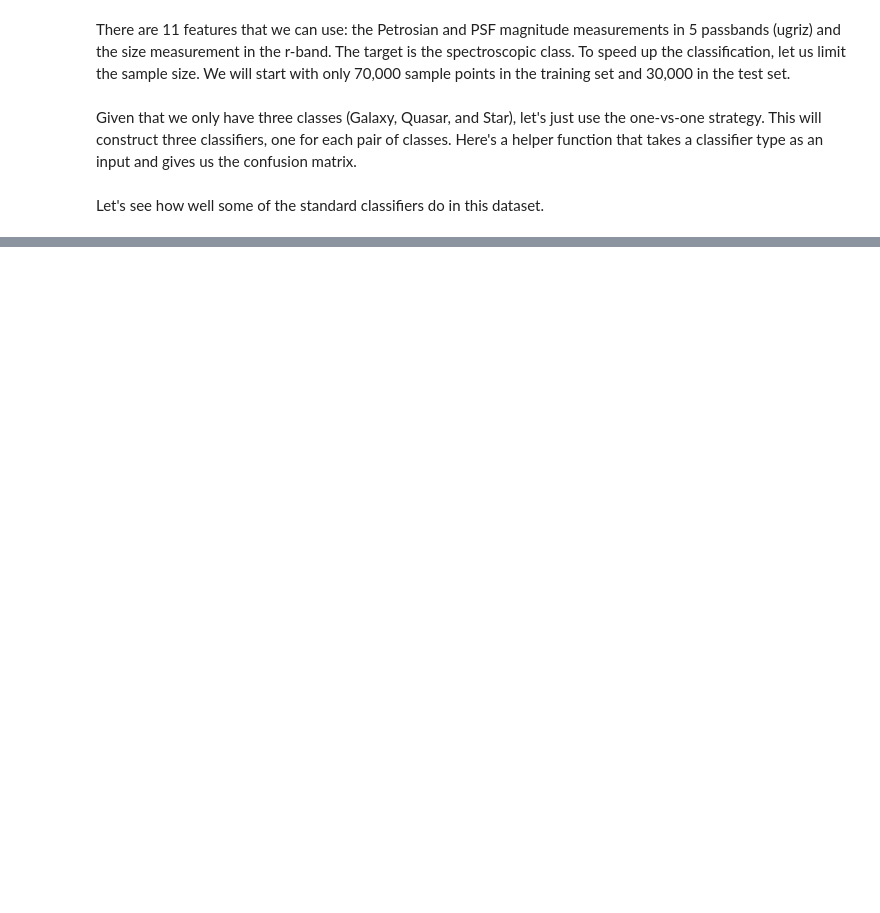
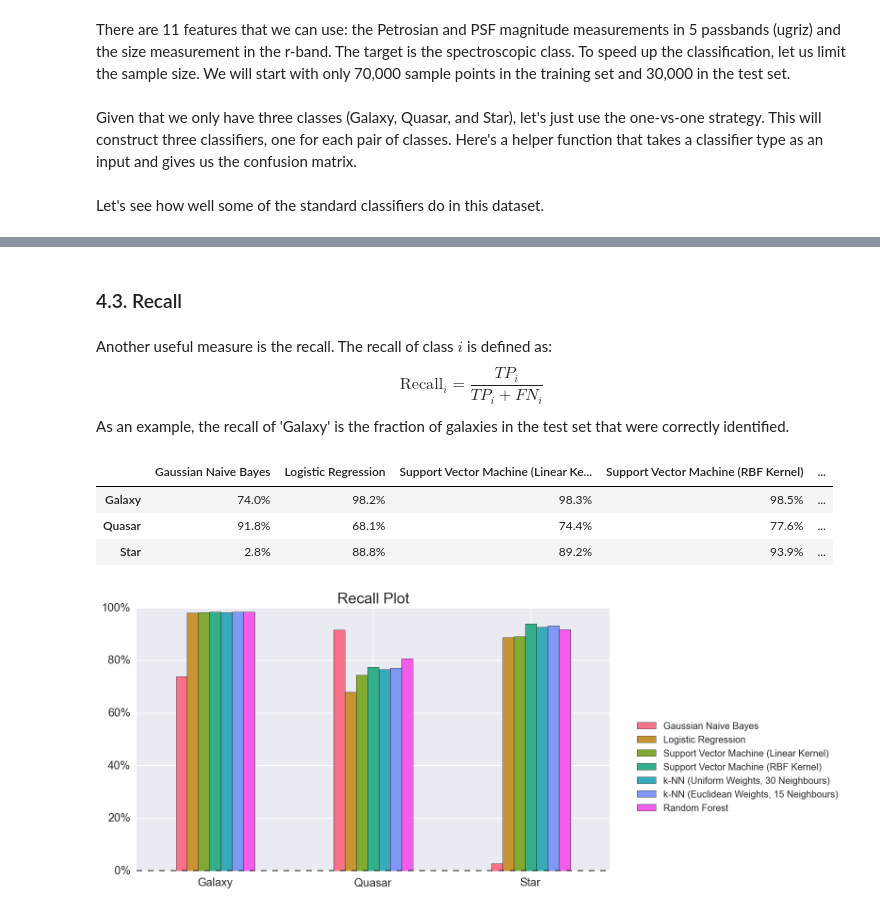
Before and after one commit to chengsoonong/mclass-sky, a Jupyter notebook: sloan_digital_sky_survey.ipynb, the cells around one changed output, grey strips where cells are left out. Saved outputs shown, nothing was run; the diff lists cells and outputs as text; code cells hidden in the pictures; blank space fills up the shorter version.

```diff
--- a/sloan_digital_sky_survey.ipynb
+++ b/sloan_digital_sky_survey.ipynb
@@ -188,0 +300,33 @@ Gaussian naive Bayes did a pretty poor job. One the other hand, random forest, s
+# %% [markdown]
+### 4.3. Recall
+# %% [markdown]
+Another useful measure is the recall. The recall of class $i$ is defined as:
+$$
+    \text{Recall}_i = \dfrac{TP_i}{TP_i + FN_i}
+$$
+As an example, the recall of 'Galaxy' is the fraction of galaxies in the test set that were correctly identified.
+# %%
+recall_dict = {"Galaxy": {}, "Quasar": {}, "Star": {}}
+
+for cls, conf in confusions.items():
+    recall_dict["Galaxy"][cls] = conf[0, 0] / conf.sum(axis=1)[0]
+    recall_dict["Quasar"][cls] = conf[1, 1] / conf.sum(axis=1)[1]
+    recall_dict["Star"][cls] = conf[2, 2] / conf.sum(axis=1)[2]
+
+# organise our results as DataFrames
+recall_df = DataFrame.from_dict(recall_dict, orient="index")
+recall_df = recall_df.reindex(columns=classifier_classes, copy=False)
+recall_df.applymap(format_as_percent_df)
+# %% [output]
+|  | Gaussian Naive Bayes | Logistic Regression | Support Vector Machine (Linear Ke... | Support Vector Machine (RBF Kernel) | ... |
+| Galaxy | 74.0% | 98.2% | 98.3% | 98.5% | ... |
+| Quasar | 91.8% | 68.1% | 74.4% | 77.6% | ... |
+| Star | 2.8% | 88.8% | 89.2% | 93.9% | ... |
+# %%
+fig4, ax4 = plt.subplots(figsize=(9, 5))
+recall_df.plot(ax=ax4, kind="bar", title="Recall Plot", fontsize=12)
+ax4.legend(bbox_to_anchor = (1.5, 0.6))
+ax4.set_xticklabels(astro_classes, rotation=0)
+ax4.get_yaxis().set_major_formatter(FuncFormatter(format_as_percent_plot))
+# %% [output]
+[figure, added]
```
Also changed, not shown: parts of 45 cells of this notebook.
